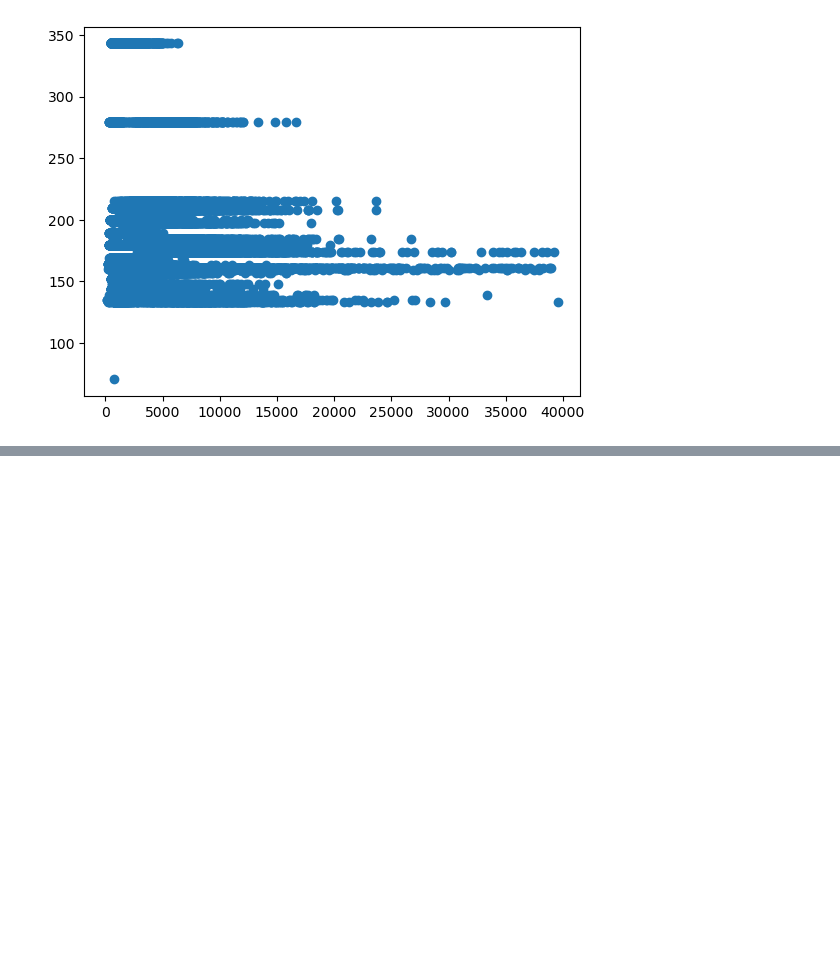
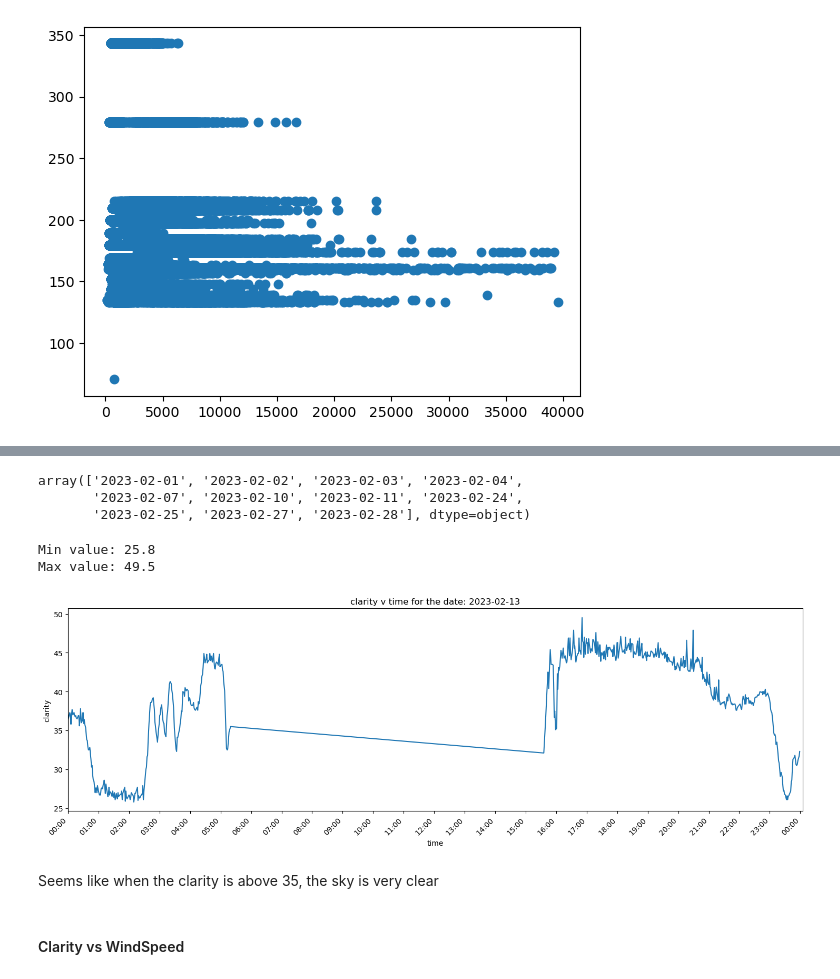
Before and after one commit to elliotdable/fp_ml_ucl, a Jupyter notebook: notebooks/data_analysis.ipynb, the cells around one changed output, grey strips where cells are left out. Drawn from its saved outputs; the diff is of its cells as text; code cells hidden in the pictures; blank space fills up the shorter version.

```diff
--- a/notebooks/data_analysis.ipynb
+++ b/notebooks/data_analysis.ipynb
@@ -113,0 +182,6 @@ plt.show()
+# %%
+kiruna_reduced.date.unique()
+# %% [output]
+array(['2023-02-01', '2023-02-02', '2023-02-03', '2023-02-04',
+       '2023-02-07', '2023-02-10', '2023-02-11', '2023-02-24',
+       '2023-02-25', '2023-02-27', '2023-02-28'], dtype=object)
@@ -113,0 +233,11 @@ plt.show()
+# %%
+day = '2023-02-13'
+plot_clarity(sodankyla, day)
+# %% [output]
+Min value: 25.8
+Max value: 49.5
+[figure, added]
+# %% [markdown]
+Seems like when the clarity is above 35, the sky is very clear
+# %% [markdown]
+#### Clarity vs WindSpeed
```
Also changed, not shown: parts of 11 cells of this notebook.
